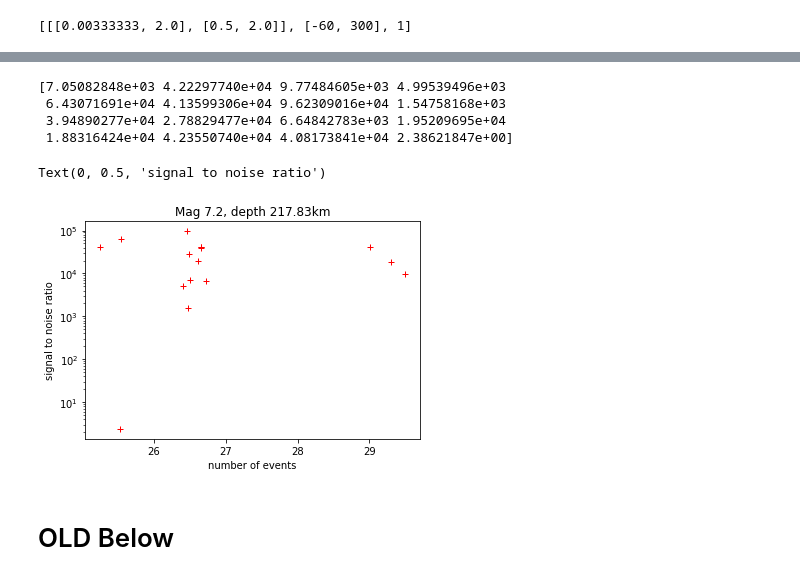
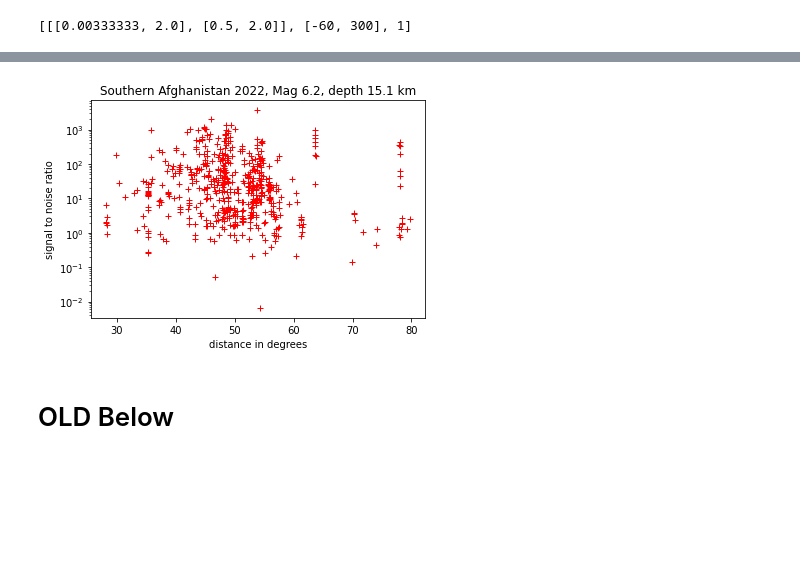
Before and after one commit to lmjaffe/rtergpy, a Jupyter notebook: Examples/signal to noise ratio function.ipynb, the cells around one changed output, grey strips where cells are left out. Drawn from its saved outputs; the diff is of its cells as text; code cells hidden in the pictures; blank space fills up the shorter version.

Commit message:
6/23 test push with new event :wq

```diff
--- a/Examples/signal to noise ratio function.ipynb
+++ b/Examples/signal to noise ratio function.ipynb
@@ -16,10 +16,10 @@ Event=event()
 Defaults.src="RASPISHAKE"
 Defaults.network='AM'
 Defaults.chan="EHZ"
-Defaults.stationrange=[25,30]
+Defaults.stationrange=[25,80]
 station='SF4A5'
 
-Event.origin=[[-14.8628,-70.3081,217.83],UTCDateTime(2022,5,26,12,2,20)]
+Event.origin=[[32.94, 69.51, 15.1],UTCDateTime(2022, 6, 21, 20, 54, 39.1)]
 print(Defaults.waveparams)
 %matplotlib inline
 # %% [output]
@@ -105,23 +116,17 @@ for tr in std.copy():
     # grab distance info
     dist=np.append(dist,tr.stats.distdeg)
 # %%
-print(snr)
+#print(snr)
-# %% [output]
-[7.05082848e+03 4.22297740e+04 9.77484605e+03 4.99539496e+03
- 6.43071691e+04 4.13599306e+04 9.62309016e+04 1.54758168e+03
- 3.94890277e+04 2.78829477e+04 6.64842783e+03 1.95209695e+04
- 1.88316424e+04 4.23550740e+04 4.08173841e+04 2.38621847e+00]
 # %%
 %matplotlib inline
 #plt.semilogy(snr,'r.')
 plt.semilogy(dist, snr,'r+')
-plt.title('Mag 7.2, depth 217.83km')
-plt.xlabel('number of events')
+plt.title('Southern Afghanistan 2022, Mag 6.2, depth 15.1 km')
+plt.xlabel('distance in degrees')
 plt.ylabel('signal to noise ratio')
 plt.show()
 # %% [output]
-Text(0, 0.5, 'signal to noise ratio')
-[figure, old version]
+[figure, new version]
 # %%
 print(array)
 # %%
```
Also changed, not shown: parts of 3 cells of this notebook.
